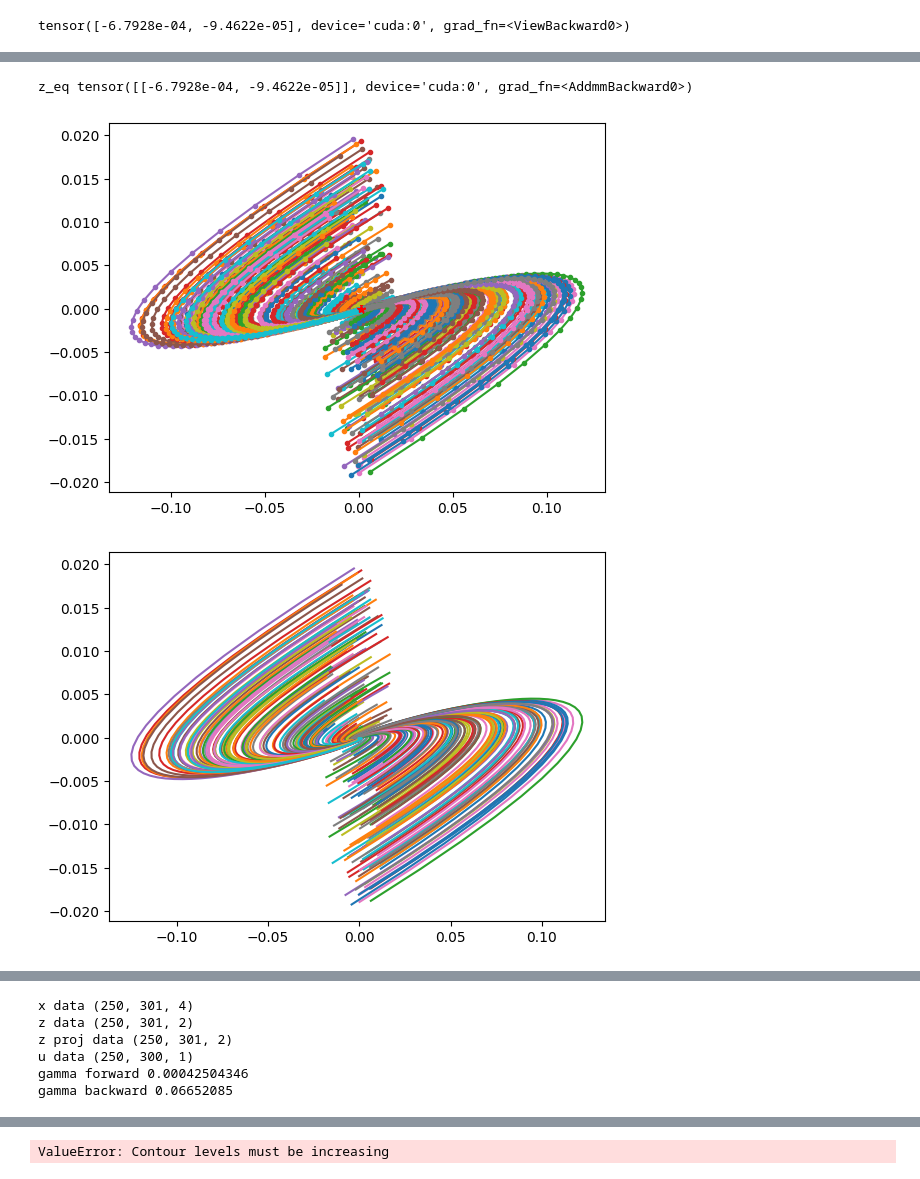
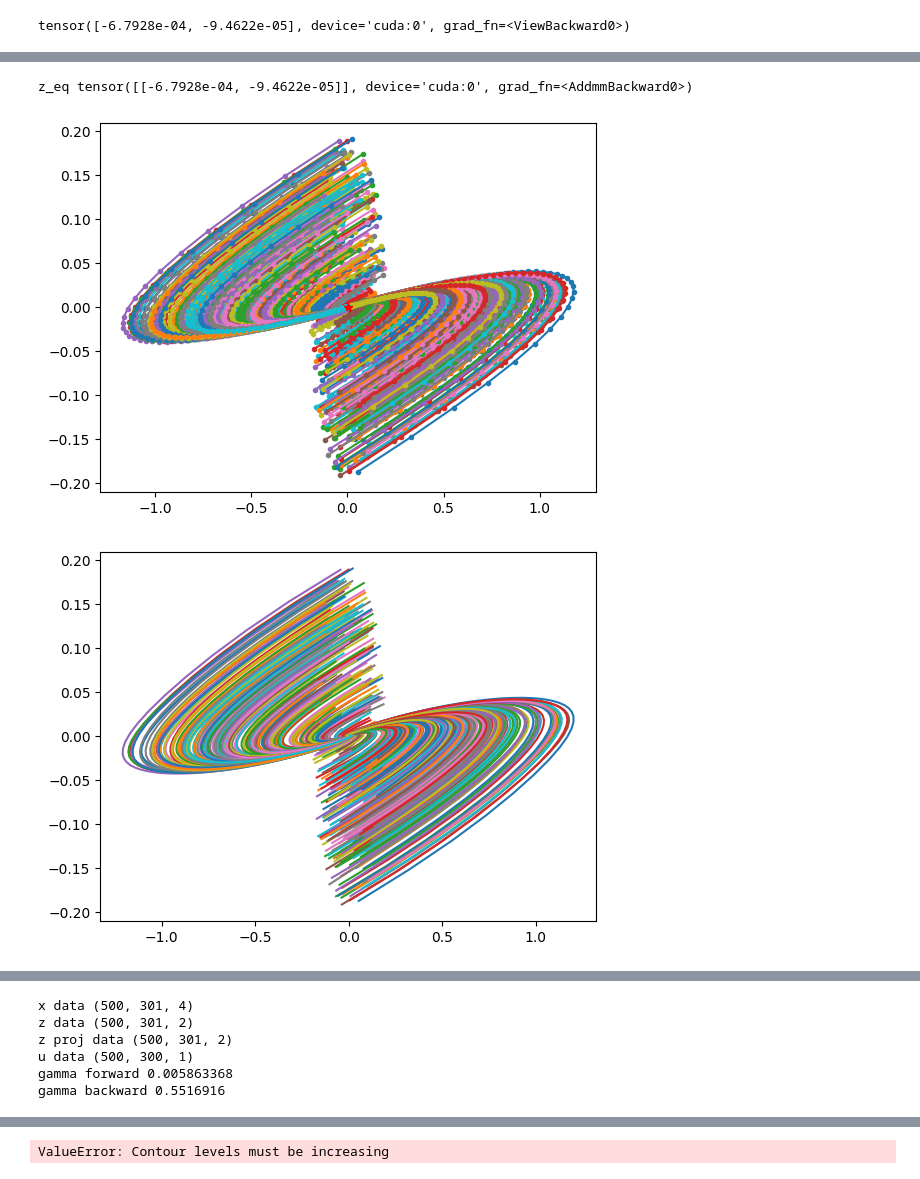
Before and after one commit to paullutkus/Latent-Representations-for-Control-Design-with-Provable-Stability-and-Safety-Guarantees, a Jupyter notebook: cartpole_lyapunov/interface2.ipynb, the cells around one changed output, grey strips where cells are left out. Saved outputs shown, nothing was run; the diff lists cells and outputs as text; code cells hidden in the pictures.

```diff
--- a/cartpole_lyapunov/interface2.ipynb
+++ b/cartpole_lyapunov/interface2.ipynb
@@ -153,7 +154,8 @@ saving nontrivial_3.pkl
 #name = 'nontrivial_2'
 #name = 'fwd_penalty_exp'
 #name = 'fwd_penalty_exp_2'
-name = 'nontrivial_3'
+#name = 'nontrivial_3'
+name = 'BASELINE'
 exp = load_experiment(name)
 plot_experiment_new(exp)
 # %% [output]
@@ -245,36 +247,36 @@ from utils import rollout_trajectories
 
 r = 1.2e-1#2e-3 #1e-3
 r_test = r #1e-3 #5e-3
-rz_init = 0.02 #0.080 #0.005
+rz_init = 0.2 #0.1 #0.02 #0.080 #0.005
 #rx_init = rz_init
 #rz_proj_init = 0.06
-n_traj = 250 #3000 #250 350 1000
+n_traj = 500 #3000 #250 350 1000
 T = 300
 b = ae.encode(torch.tensor(4*[0.,])).cpu().detach().numpy()
 
 
 for u_cost in [1]:
     lqr = LQR(ae, fdyn, u_cost=u_cost)
     pts, z_data, x_init_cond = plot_latent_trajectories(ae, fdyn, rz_init, n_traj, T=T, plot_quadratic=False, origin_spec=(b, r), lqr=lqr) #r=0.05
     x_data, z_proj_data, u_data, gammas = rollout_trajectories (ae, fdyn, lqr, x_init_cond, plot=True, n_traj=n_traj, T=T)
     gamma_fwd, gamma_bwd = gammas
 
     for zi in z_data:
         plt.plot(zi[:,0], zi[:,1], 'b-')
     for zi in z_proj_data:
         plt.plot(zi[:,0], zi[:,1], 'r-', alpha=0.2)
     plt.show()
 
     u_data = u_data[...,np.newaxis]
 
     #print(pts.shape)
     print("x data", x_data.shape)
     print("z data", z_data.shape)
     print("z proj data", z_proj_data.shape)
     print("u data", u_data.shape)
     print("gamma forward", gamma_fwd)
     print("gamma backward", gamma_bwd)
 # %% [output]
 z_eq tensor([[-6.7928e-04, -9.4622e-05]], device='cuda:0', grad_fn=<AddmmBackward0>)
-[figure, old version]
+[figure, new version]
-[figure, old version]
+[figure, new version]
@@ -282,9 +284,9 @@ z_eq tensor([[-6.7928e-04, -9.4622e-05]], device='cuda:0', grad_fn=<AddmmBackwar
-x data (250, 301, 4)
-z data (250, 301, 2)
-z proj data (250, 301, 2)
-u data (250, 300, 1)
-gamma forward 0.00042504346
-gamma backward 0.06652085
+x data (500, 301, 4)
+z data (500, 301, 2)
+z proj data (500, 301, 2)
+u data (500, 300, 1)
+gamma forward 0.005863368
+gamma backward 0.5516916
 # %%
 ###############################
 ### Learn Lyapunov Function ###
```
Also changed, not shown: parts of 7 cells of this notebook, 1 other file.
